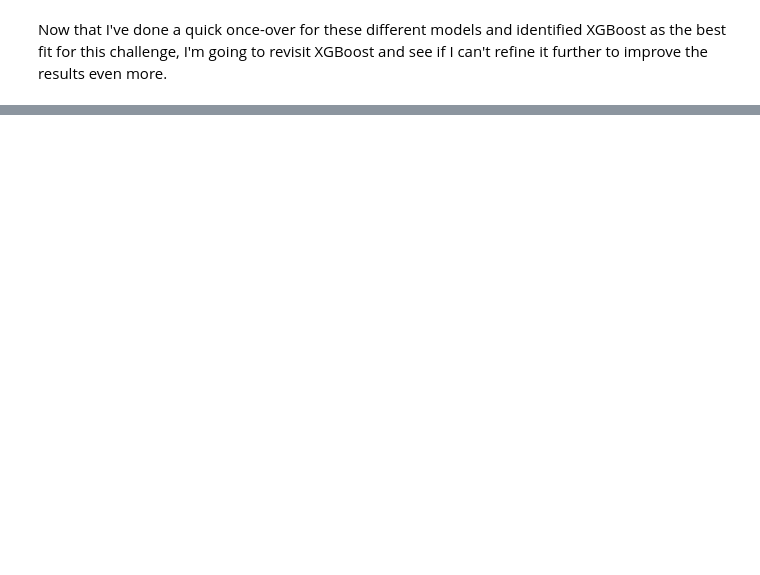
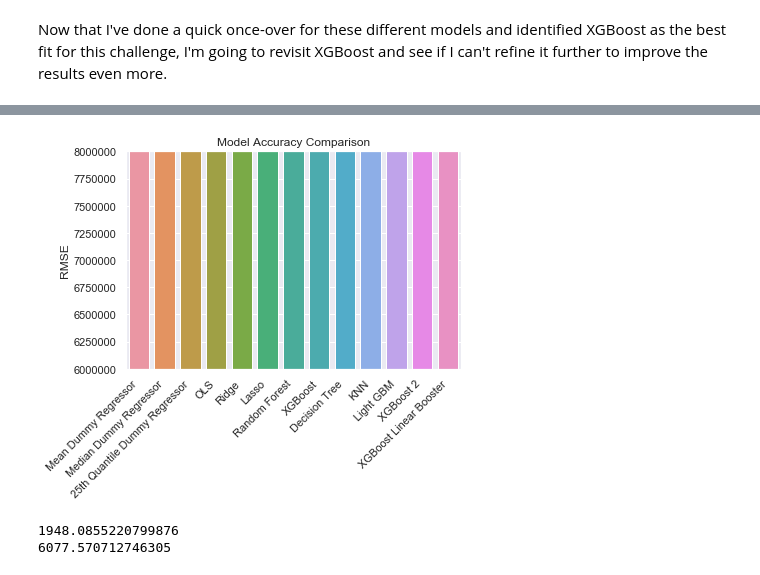
Before and after one commit to zjbrown0689/Solar-Panel-Capstone, a Jupyter notebook: notebooks/model_development.ipynb, the cells around one changed output, grey strips where cells are left out. Saved outputs shown, nothing was run; the diff lists cells and outputs as text; code cells hidden in the pictures; blank space fills up the shorter version.

Commit message:
updated with new models

```diff
--- a/notebooks/model_development.ipynb
+++ b/notebooks/model_development.ipynb
@@ -305,7 +292,7 @@ random_forest.best_params_
 # %%
 opt_forest = RandomForestRegressor(n_estimators=rand_forest.best_params_['n_estimators'],\
                                    max_features=rand_forest.best_params_['max_features'],\
-                                   min_samples_leaf=random_forest.best_params_['min_samples_leaf'],\
+                                   min_samples_leaf=rand_forest.best_params_['min_samples_leaf'],\
                                    max_depth=rand_forest.best_params_['max_depth'], n_jobs = -1, random_state=12)
 opt_forest.fit(x_tr, y_tr)
 y_pred = opt_forest.predict(x_te)
@@ -431,6 +421,0 @@ opt_mlp.best_params_
-# %%
-mlp_opt = MLPRegressor(random_state = 12)
-mlp_opt.fit(x_tr, y_tr)
-y_pred = mlp_opt.predict(x_te)
-train_scores['MLP'] = mean_squared_error(y_te, y_pred)
-mean_squared_error(y_te, y_pred)
@@ -512,0 +532,17 @@ mean_squared_error(y_te, y_pred)
+# %%
+keys = list(train_scores.keys())
+vals = [float(train_scores[k]) for k in keys]
+sns.barplot(x=keys, y=vals)
+plt.xticks(rotation=45, ha='right')
+plt.ylabel('RMSE')
+plt.title('Model Accuracy Comparison')
+plt.ylim(6000000,8000000)
+plt.show()
+# %% [output]
+[figure, added]
+# %%
+print(np.quantile(y_train['price_per_kw'], 0.05))
+print(np.quantile(y_train['price_per_kw'], 0.95))
+# %% [output]
+1948.0855220799876
+6077.570712746305
```
Also changed, not shown: parts of 59 cells of this notebook, 1 other file.
